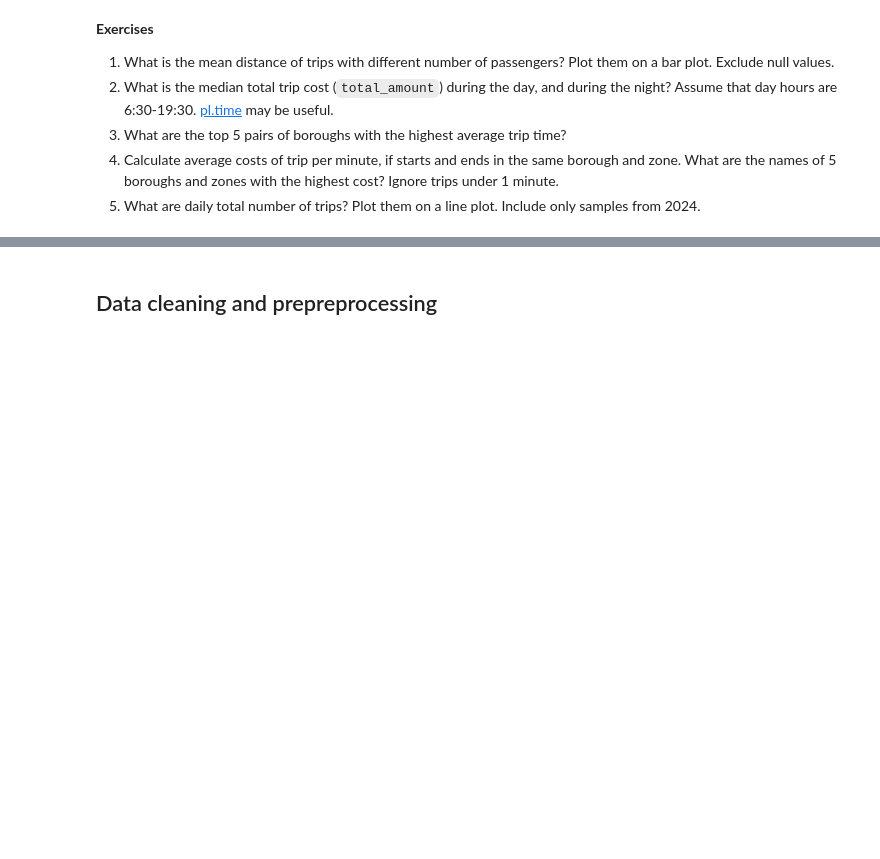
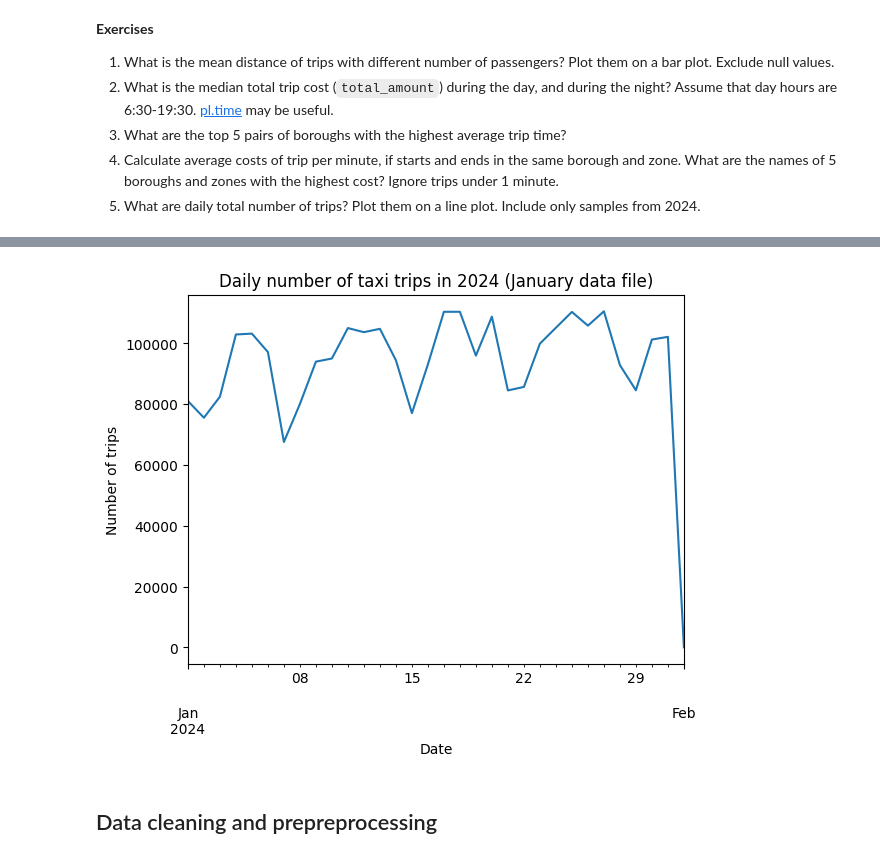
Before and after one commit to pkaramon/ML_OPS, a Jupyter notebook: lab03/notebook_polars.ipynb, the cells around one changed output, grey strips where cells are left out. Saved outputs shown, nothing was run; the diff lists cells and outputs as text; code cells hidden in the pictures; blank space fills up the shorter version.

```diff
--- a/lab03/notebook_polars.ipynb
+++ b/lab03/notebook_polars.ipynb
@@ -237,3 +734,23 @@ df_daily_avg_trip_times
+# %%
+# 5. What are daily total number of trips? Plot them on a line plot. Include only samples from 2024.
+(
+    df.filter(pl.col("tpep_pickup_datetime").dt.year() == 2024)
+    .group_by(pl.col("tpep_pickup_datetime").dt.date().alias("date"))
+    .agg(pl.len().alias("total_trips"))
+    .sort("date")
+    .to_pandas()
+    .plot.line(
+        x="date",
+        y="total_trips",
+        legend=False,
+        title="Daily number of taxi trips in 2024 (January data file)",
+        xlabel="Date",
+        ylabel="Number of trips",
+    )
+)
+plt.show()
+# %% [output]
+[figure, added]
 # %% [markdown]
 ## Data cleaning and prepreprocessing
 # %% [markdown]
```
Also changed, not shown: parts of 61 cells of this notebook.
